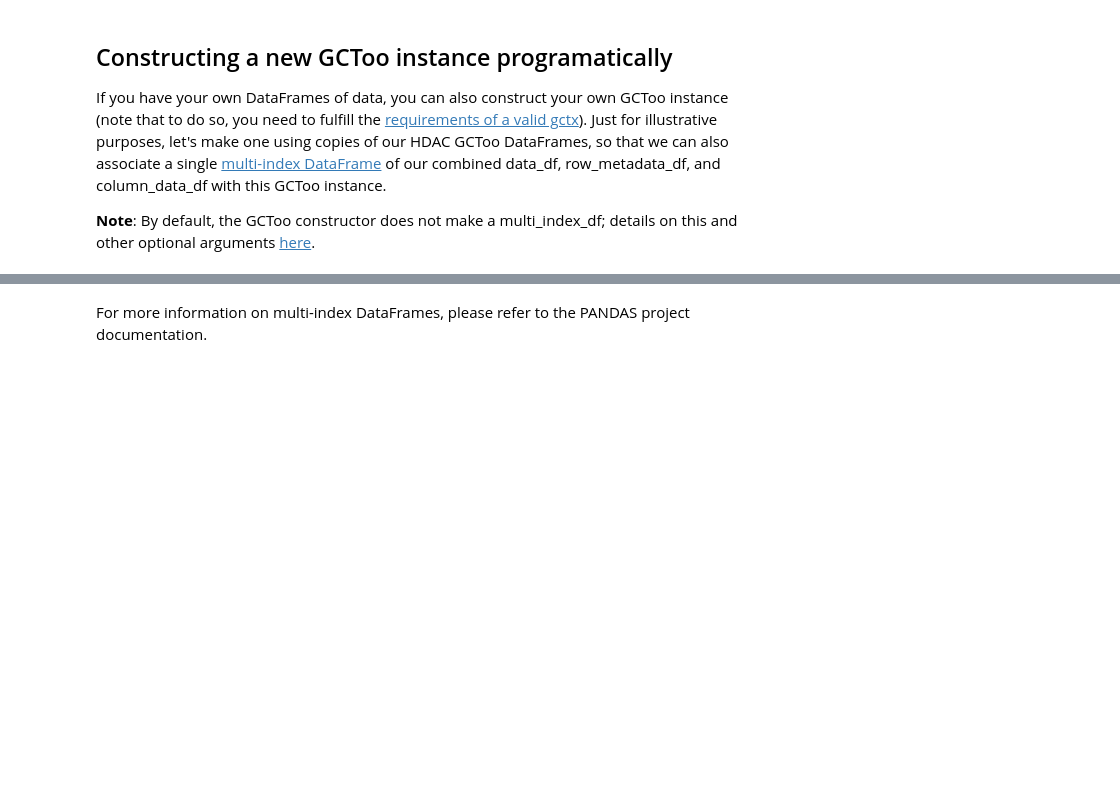
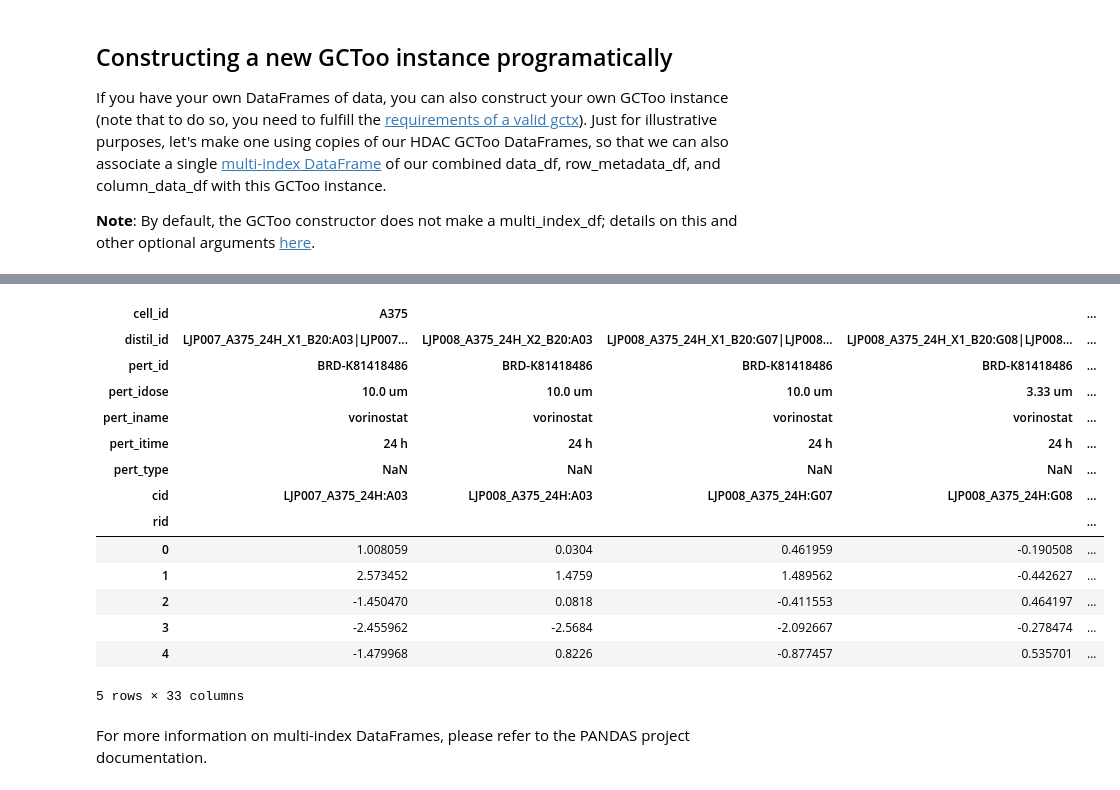
Before and after one commit to Cellular-Longevity/cmapPy, a Jupyter notebook: tutorials/cmapPy_pandasGEXpress_tutorial.ipynb, the cells around one changed output, grey strips where cells are left out. Saved outputs shown, nothing was run; the diff lists cells and outputs as text; code cells hidden in the pictures; blank space fills up the shorter version.

```diff
--- a/tutorials/cmapPy_pandasGEXpress_tutorial.ipynb
+++ b/tutorials/cmapPy_pandasGEXpress_tutorial.ipynb
@@ -416,3 +430,22 @@ AttributeError: 'GCToo' object has no attribute 'multi_index_df'
+# %%
+# Let's take a look at a subset of this multiindex DataFrame; this can be useful for indexing etc.
+HDAC_a375_gctoo_with_multiindex.multi_index_cov_df[0:5]
+# %% [output]
+| cell_id | A375 |  |  |  | ... |
+| distil_id | LJP007_A375_24H_X1_B20:A03|LJP007... | LJP008_A375_24H_X2_B20:A03 | LJP008_A375_24H_X1_B20:G07|LJP008... | LJP008_A375_24H_X1_B20:G08|LJP008... | ... |
+| pert_id | BRD-K81418486 | BRD-K81418486 | BRD-K81418486 | BRD-K81418486 | ... |
+| pert_idose | 10.0 um | 10.0 um | 10.0 um | 3.33 um | ... |
+| pert_iname | vorinostat | vorinostat | vorinostat | vorinostat | ... |
+| pert_itime | 24 h | 24 h | 24 h | 24 h | ... |
+| pert_type | NaN | NaN | NaN | NaN | ... |
+| cid | LJP007_A375_24H:A03 | LJP008_A375_24H:A03 | LJP008_A375_24H:G07 | LJP008_A375_24H:G08 | ... |
+| rid |  |  |  |  | ... |
+| 0 | 1.008059 | 0.0304 | 0.461959 | -0.190508 | ... |
+| 1 | 2.573452 | 1.4759 | 1.489562 | -0.442627 | ... |
+| 2 | -1.450470 | 0.0818 | -0.411553 | 0.464197 | ... |
+| 3 | -2.455962 | -2.5684 | -2.092667 | -0.278474 | ... |
+| 4 | -1.479968 | 0.8226 | -0.877457 | 0.535701 | ... |
+5 rows × 33 columns
 # %% [markdown]
 For more information on multi-index DataFrames, please refer to the PANDAS project documentation.
 # %% [markdown]
```
Also changed, not shown: parts of 5 cells of this notebook, 1 other file.
